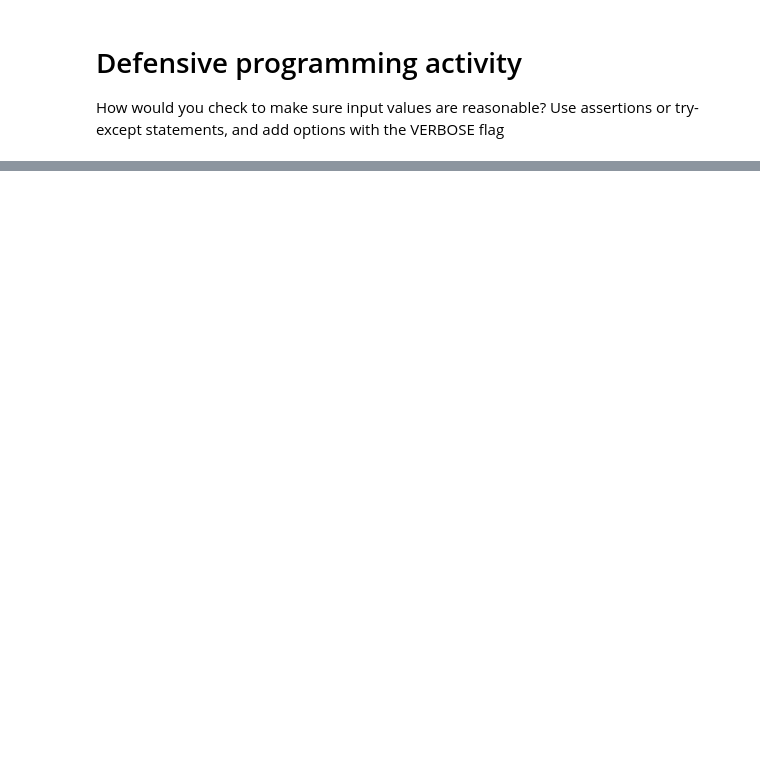
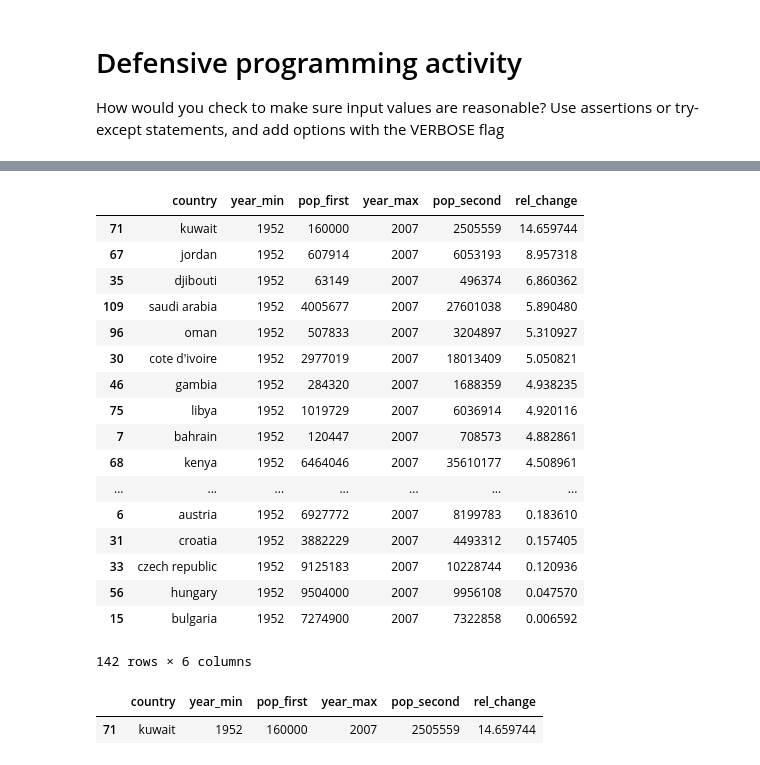
Before and after one commit to Reproducible-Science-Curriculum/automation-RR-Jupyter, a Jupyter notebook: notebooks/Automation_Lesson1_Intro_Instructor_Notes.ipynb, the cells around one changed output, grey strips where cells are left out. Cells and saved outputs as stored; diff of their text form; code cells hidden in the pictures; blank space fills up the shorter version.

```diff
--- a/notebooks/Automation_Lesson1_Intro_Instructor_Notes.ipynb
+++ b/notebooks/Automation_Lesson1_Intro_Instructor_Notes.ipynb
@@ -427,0 +400,28 @@ for continent in continents:
+# %%
+df_summary = pd.DataFrame.from_records(summary, columns=['country', 'year_min', 'pop_first', 'year_max', 'pop_second', 'rel_change'])
+# %%
+df_summary.sort_values(by=['rel_change'], ascending=False,)
+# %% [output]
+|  | country | year_min | pop_first | year_max | pop_second | rel_change |
+| 71 | kuwait | 1952 | 160000 | 2007 | 2505559 | 14.659744 |
+| 67 | jordan | 1952 | 607914 | 2007 | 6053193 | 8.957318 |
+| 35 | djibouti | 1952 | 63149 | 2007 | 496374 | 6.860362 |
+| 109 | saudi arabia | 1952 | 4005677 | 2007 | 27601038 | 5.890480 |
+| 96 | oman | 1952 | 507833 | 2007 | 3204897 | 5.310927 |
+| 30 | cote d'ivoire | 1952 | 2977019 | 2007 | 18013409 | 5.050821 |
+| 46 | gambia | 1952 | 284320 | 2007 | 1688359 | 4.938235 |
+| 75 | libya | 1952 | 1019729 | 2007 | 6036914 | 4.920116 |
+| 7 | bahrain | 1952 | 120447 | 2007 | 708573 | 4.882861 |
+| 68 | kenya | 1952 | 6464046 | 2007 | 35610177 | 4.508961 |
+| ... | ... | ... | ... | ... | ... | ... |
+| 6 | austria | 1952 | 6927772 | 2007 | 8199783 | 0.183610 |
+| 31 | croatia | 1952 | 3882229 | 2007 | 4493312 | 0.157405 |
+| 33 | czech republic | 1952 | 9125183 | 2007 | 10228744 | 0.120936 |
+| 56 | hungary | 1952 | 9504000 | 2007 | 9956108 | 0.047570 |
+| 15 | bulgaria | 1952 | 7274900 | 2007 | 7322858 | 0.006592 |
+142 rows × 6 columns
+# %%
+df_summary.loc[df_summary['rel_change']==max(df_summary['rel_change'])]
+# %% [output]
+|  | country | year_min | pop_first | year_max | pop_second | rel_change |
+| 71 | kuwait | 1952 | 160000 | 2007 | 2505559 | 14.659744 |
```
Also changed, not shown: parts of 23 cells of this notebook, 2 other files.
